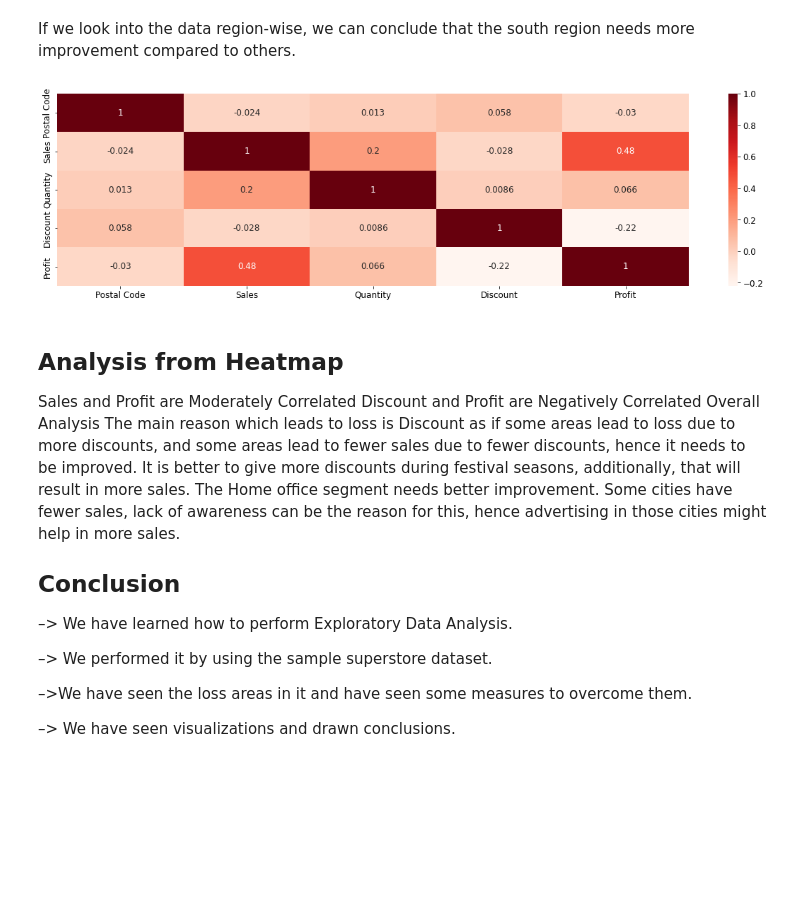
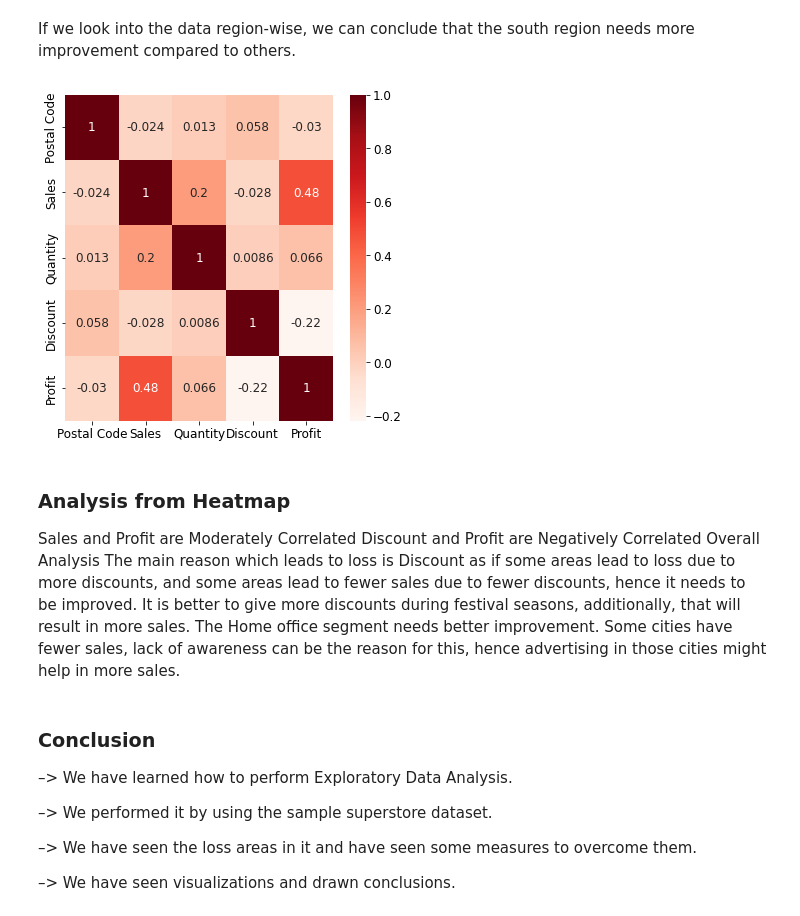
Before and after one commit to gvaishali52/eda_superstore, a Jupyter notebook: eda_superstore.ipynb, the cells around one changed output. Cells and saved outputs as stored; diff of their text form; code cells hidden in the pictures; blank space fills up the shorter version.

```diff
--- a/eda_superstore.ipynb
+++ b/eda_superstore.ipynb
@@ -426,11 +419,11 @@ If we look into the data region-wise, we can conclude that the south region need
 # %%
 superstore_df.corr()
 sns.heatmap(superstore_df.corr(),cmap='Reds',annot=True);
-plt.rcParams['figure.figsize']=(10,5)
+plt.rcParams['figure.figsize']=(5,5)
 # %% [output]
-[figure, old version]
+[figure, new version]
 # %% [markdown]
-## Analysis from Heatmap
+### <a id='Analysis_from_Heatmap'> Analysis from Heatmap</a>
 Sales and Profit are Moderately Correlated
 Discount and Profit are Negatively Correlated
 Overall Analysis
@@ -438,13 +431,12 @@ The main reason which leads to loss is Discount as if some areas lead to loss du
 It is better to give more discounts during festival seasons, additionally, that will result in more sales.
 The Home office segment needs better improvement.
 Some cities have fewer sales, lack of awareness can be the reason for this, hence advertising in those cities might help in more sales.
-
-
-## Conclusion
-–> We have learned how to perform Exploratory Data Analysis.
-
-–> We performed it by using the sample superstore dataset.
-
-–>We have seen the loss areas in it and have seen some measures to overcome them.
-
-–> We have seen visualizations and drawn conclusions.
+# %% [markdown]
+### <a id='Conclusion'> Conclusion</a>
+–> We have learned how to perform Exploratory Data Analysis.
+
+–> We performed it by using the sample superstore dataset.
+
+–> We have seen the loss areas in it and have seen some measures to overcome them.
+
+–> We have seen visualizations and drawn conclusions.
```
Also changed, not shown: parts of 16 cells of this notebook.
